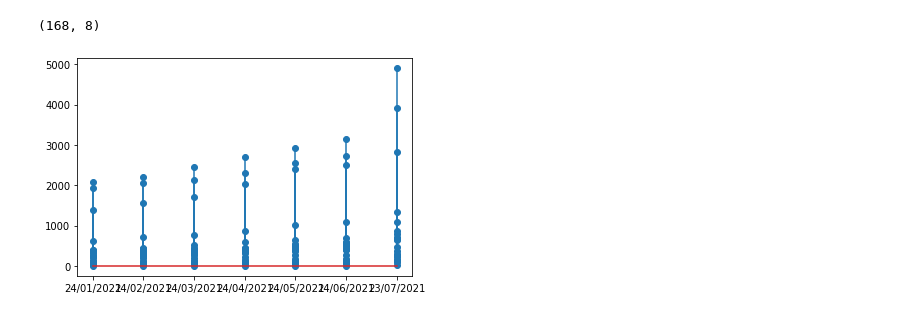
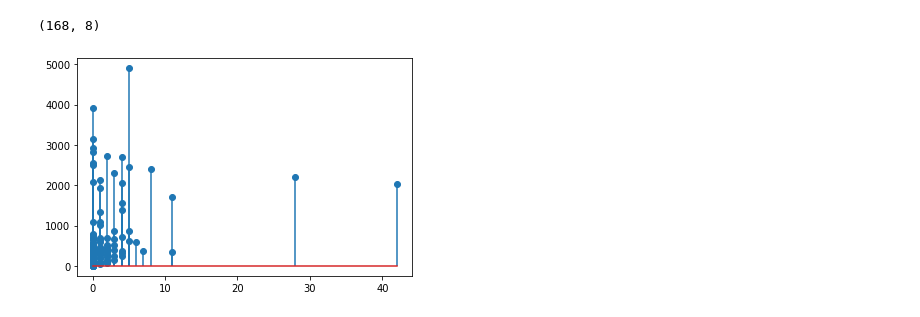
Before and after one commit to gusecuador/tratamientoDatos, a Jupyter notebook: desafio2/PracticasTratamientoDatosGustavo.ipynb, the cells around one changed output. Cells and saved outputs as stored; diff of their text form; code cells hidden in the pictures.

```diff
--- a/desafio2/PracticasTratamientoDatosGustavo.ipynb
+++ b/desafio2/PracticasTratamientoDatosGustavo.ipynb
@@ -199,7 +206,7 @@ df.shape
 (168, 8)
 # %%
 
-plt.stem( df['created_at'],df['total'], use_line_collection=True)
+plt.stem( df['nuevas'],df['total'], use_line_collection=True)
 plt.show()
 # %% [output]
-[figure, old version]
+[figure, new version]
```
Also changed, not shown: parts of 6 cells of this notebook.
